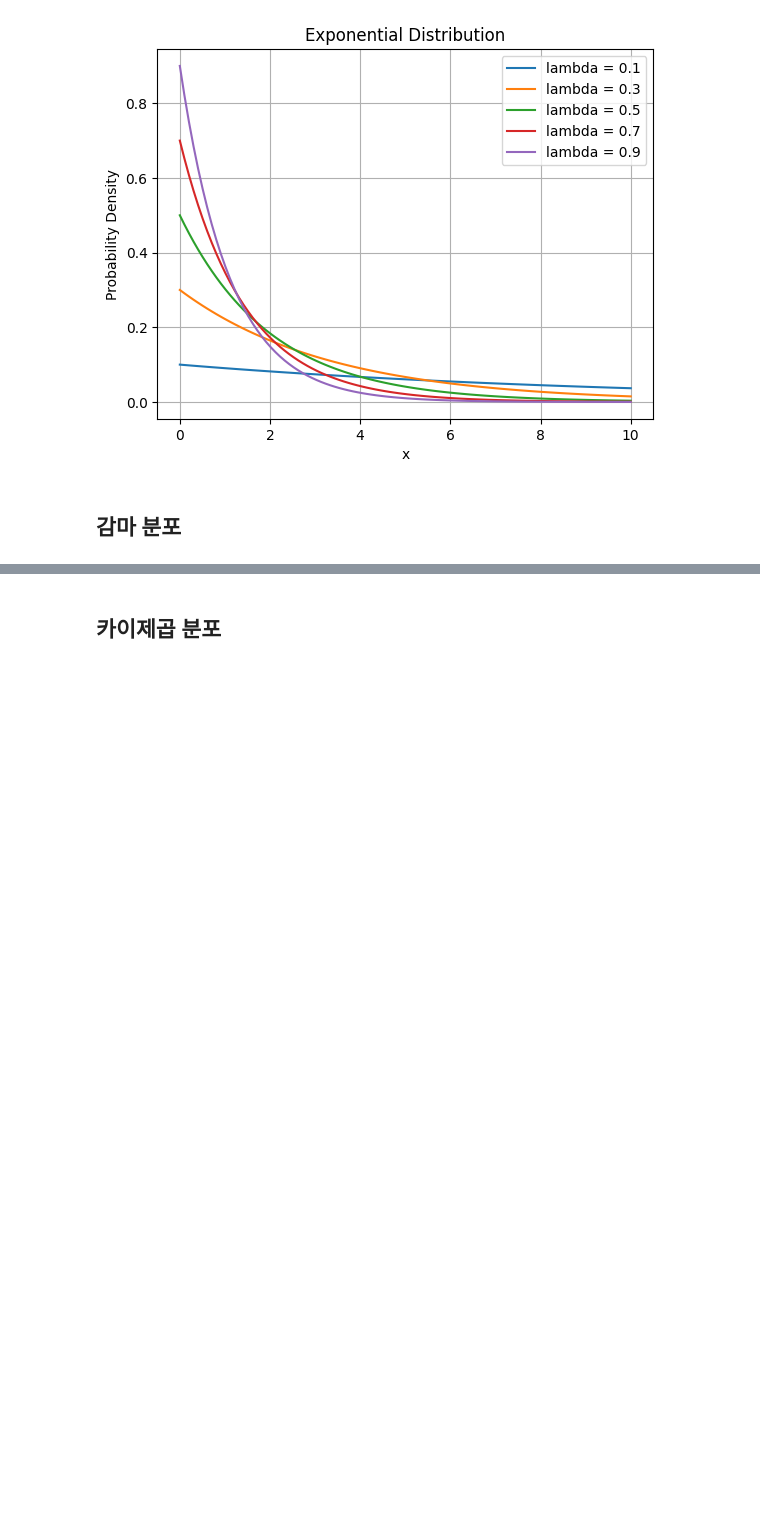
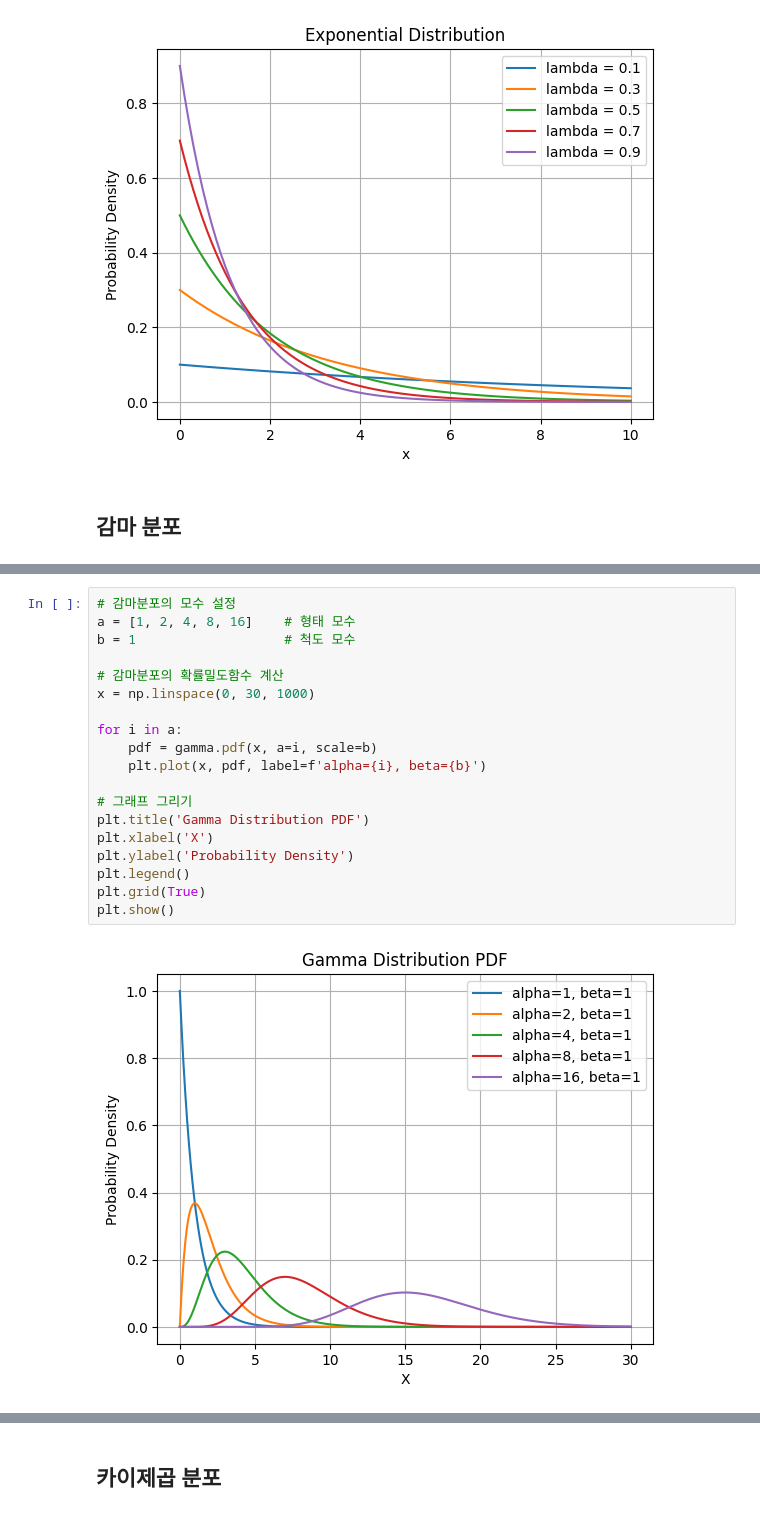
Before and after one commit to jason96819/Studying, a Jupyter notebook: statics/연속형_확률_분포.ipynb, the cells around one changed output, grey strips where cells are left out. Saved outputs shown, nothing was run; the diff lists cells and outputs as text; blank space fills up the shorter version.

```diff
--- a/statics/연속형_확률_분포.ipynb
+++ b/statics/연속형_확률_분포.ipynb
@@ -101,0 +171,21 @@ plt.show()
+# %%
+# 감마분포의 모수 설정
+a = [1, 2, 4, 8, 16]    # 형태 모수
+b = 1                   # 척도 모수
+
+# 감마분포의 확률밀도함수 계산
+x = np.linspace(0, 30, 1000)
+
+for i in a:
+    pdf = gamma.pdf(x, a=i, scale=b)
+    plt.plot(x, pdf, label=f'alpha={i}, beta={b}')
+
+# 그래프 그리기
+plt.title('Gamma Distribution PDF')
+plt.xlabel('X')
+plt.ylabel('Probability Density')
+plt.legend()
+plt.grid(True)
+plt.show()
+# %% [output]
+[figure, added]
```
Also changed, not shown: parts of 7 cells of this notebook.
